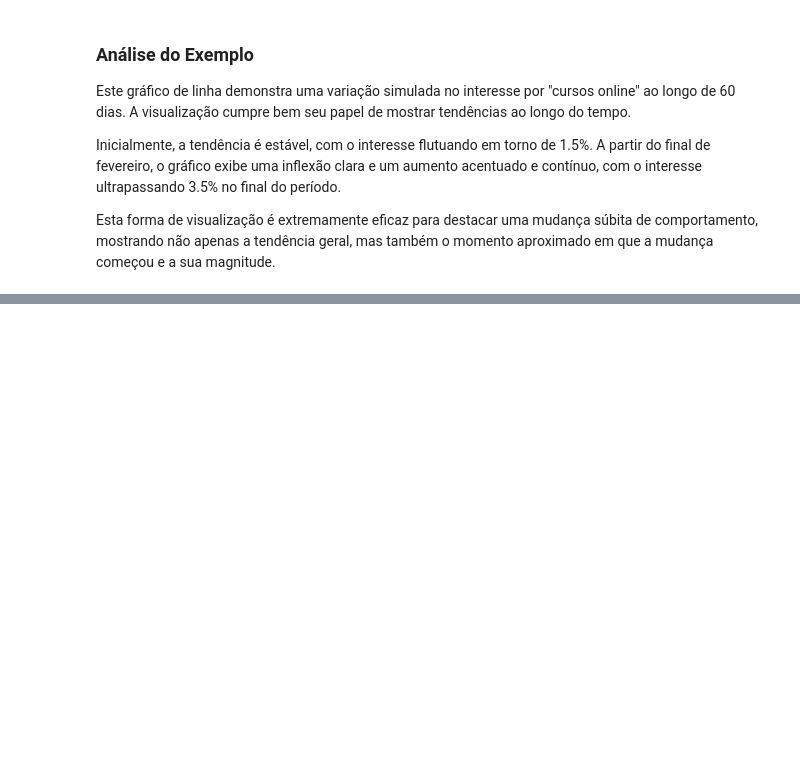
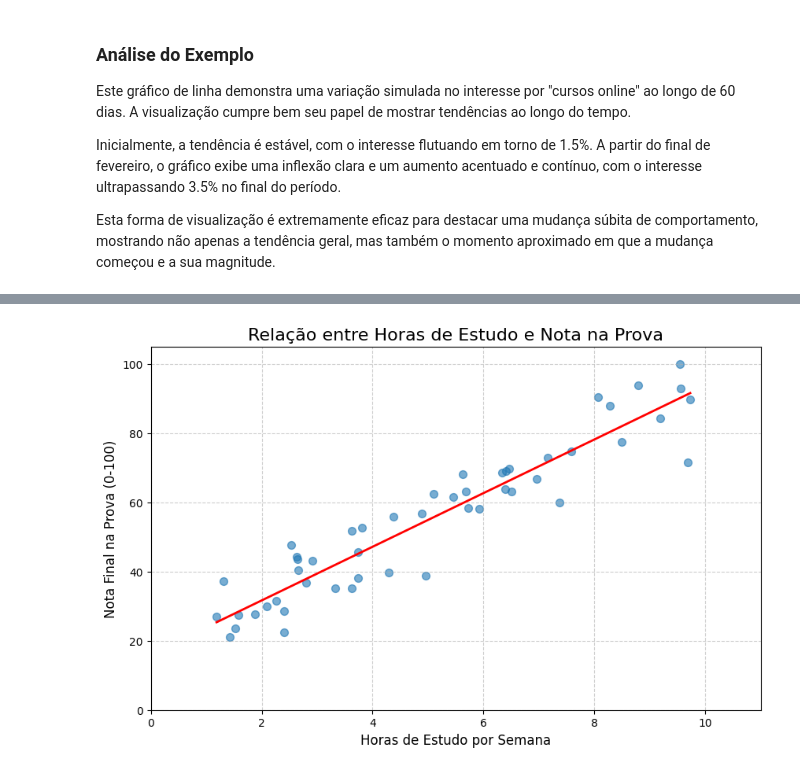
Before and after one commit to welson-rodrigues/tipos-de-graficos, a Jupyter notebook: atividade.ipynb, the cells around one changed output, grey strips where cells are left out. Saved outputs shown, nothing was run; the diff lists cells and outputs as text; code cells hidden in the pictures; blank space fills up the shorter version.

Commit message:
Gráfico de dispersão

```diff
--- a/atividade.ipynb
+++ b/atividade.ipynb
@@ -167,0 +194,39 @@ Esta forma de visualização é extremamente eficaz para destacar uma mudança s
+# %%
+import matplotlib.pyplot as plt
+import numpy as np
+import seaborn as sns
+
+# Simulação de correlação positiva entre horas de estudo e a nota em uma prova.
+np.random.seed(42)
+num_alunos = 50
+
+# Horas de estudo: um valor aleatório entre 1 e 10
+horas_estudo = np.random.rand(num_alunos) * 9 + 1
+
+# Nota na prova: baseada nas horas de estudo + um pouco de variação aleatória (ruído)
+# Fórmula: nota = (horas * 8) + 15 + ruído
+nota_prova = (horas_estudo * 8) + 15 + (np.random.randn(num_alunos) * 8)
+
+# Garantir que as notas fiquem entre 0 e 100
+nota_prova = np.clip(nota_prova, 0, 100)
+
+# Criação do Gráfico com Seaborn
+plt.figure(figsize=(10, 6))
+sns.regplot(x=horas_estudo,
+            y=nota_prova,
+            ci=None, # Remove a sombra de intervalo de confiança
+            scatter_kws={'alpha': 0.6, 's': 50},
+            line_kws={'color': 'red', 'linewidth': 2})
+
+plt.title('Relação entre Horas de Estudo e Nota na Prova', fontsize=16)
+plt.xlabel('Horas de Estudo por Semana', fontsize=12)
+plt.ylabel('Nota Final na Prova (0-100)', fontsize=12)
+
+# Definir os limites dos eixos, começando em zero
+plt.xlim(0, 11)
+plt.ylim(0, 105)
+
+plt.grid(True, linestyle='--', alpha=0.6)
+plt.show()
+# %% [output]
+[figure, added]
```
Also changed, not shown: parts of 2 cells of this notebook.
